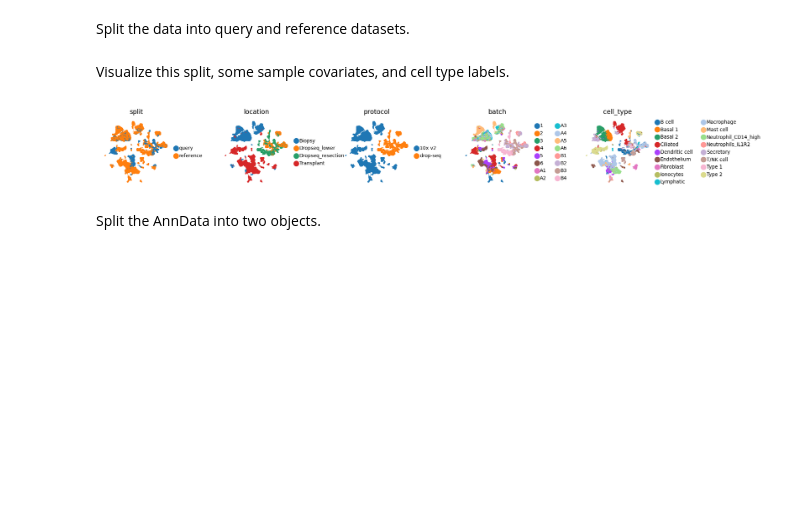
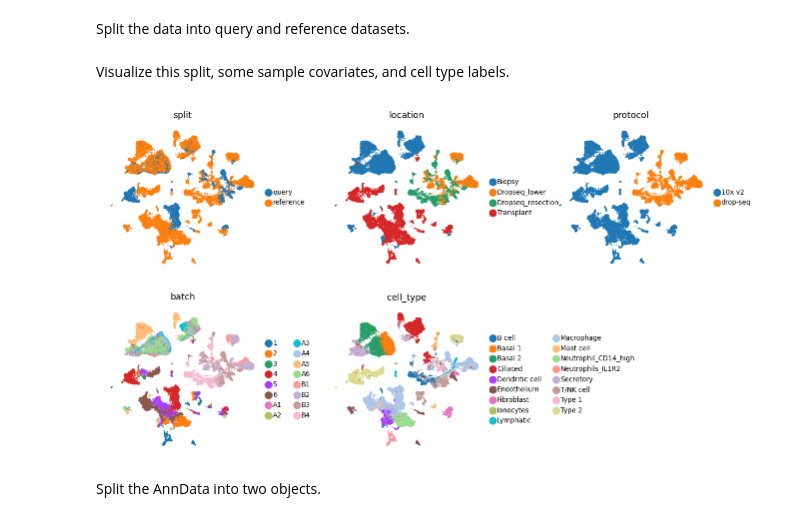
Before and after one commit to quadbio/cellmapper, a Jupyter notebook: docs/notebooks/tutorials/query_to_reference_mapping.ipynb, the cells around one changed output. Saved outputs shown, nothing was run; the diff lists cells and outputs as text; code cells hidden in the pictures; blank space fills up the shorter version.

```diff
--- a/docs/notebooks/tutorials/query_to_reference_mapping.ipynb
+++ b/docs/notebooks/tutorials/query_to_reference_mapping.ipynb
@@ -65,12 +65,12 @@ adata.obs["split"] = pd.Categorical(
 # %% [markdown]
 Visualize this split, some sample covariates, and cell type labels.
 # %%
-with plt.rc_context({"figure.figsize": (1.5, 1.5), "legend.fontsize": 6, "axes.titlesize": 8}):
+with plt.rc_context({"figure.figsize": (2.5, 2.5), "legend.fontsize": 6, "axes.titlesize": 8}):
     sc.pl.embedding(
-        adata, basis="umap", color=["split", "location", "protocol", "batch", "cell_type"], ncols=5, wspace=0.6
+        adata, basis="umap", color=["split", "location", "protocol", "batch", "cell_type"], ncols=3, wspace=0.3
     )
 # %% [output]
-[figure, old version]
+[figure, new version]
 # %% [markdown]
 Split the AnnData into two objects.
 # %%
```
